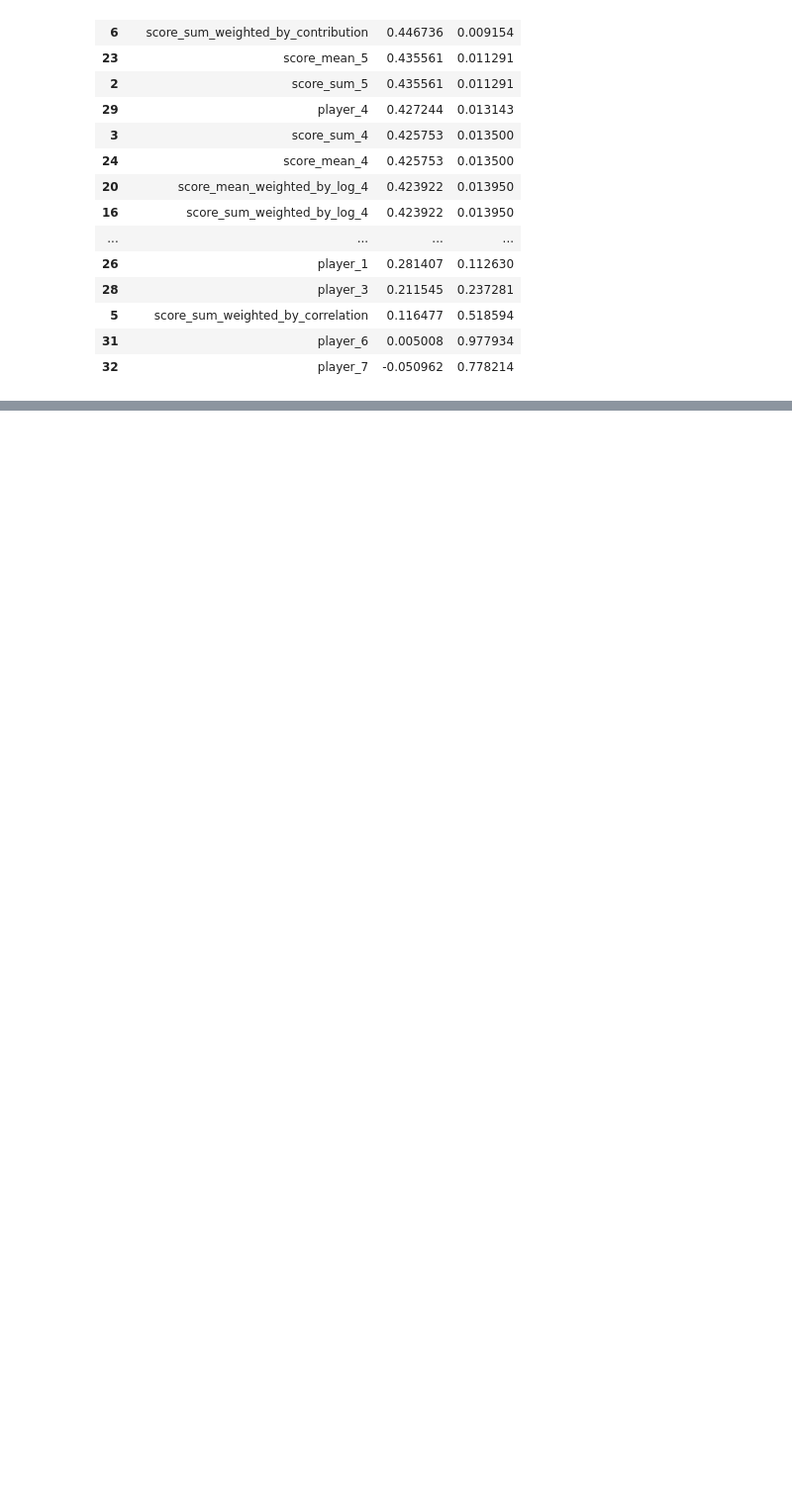
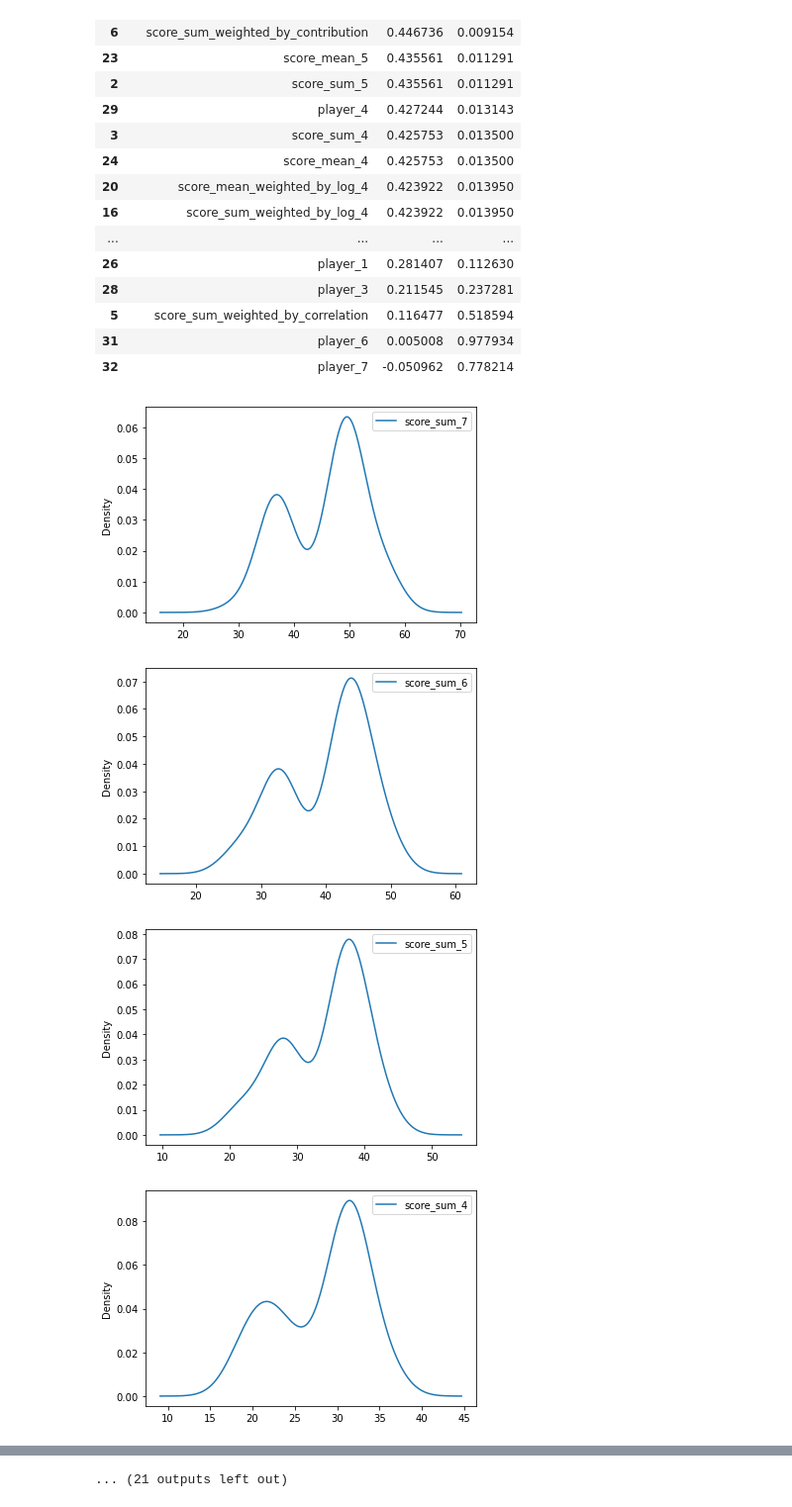
Before and after one commit to souviksbhowmik/cricket_ai_solution, a Jupyter notebook: analyse batsman score correlation.ipynb, the cells around one changed output, grey strips where cells are left out. Shown: that part at 99% size. Drawn from its saved outputs; the diff is of its cells as text; code cells hidden in the pictures; blank space fills up the shorter version.

```diff
--- a/analyse batsman score correlation.ipynb
+++ b/analyse batsman score correlation.ipynb
@@ -279,3 +279,11 @@ score_importance_second
 | 5 | score_sum_weighted_by_correlation | 0.116477 | 0.518594 |
 | 31 | player_6 | 0.005008 | 0.977934 |
 | 32 | player_7 | -0.050962 | 0.778214 |
+# %%
+for col_idx in range(len(all_cols)-2):
+    score_df[[all_cols[col_idx]]].plot.kde()
+# %% [output]
+[figure, added]
+[figure, added]
+[figure, added]
+[figure, added]
@@ -281,0 +298 @@ score_importance_second
+... (21 outputs left out)
```
Also changed, not shown: parts of 1 cell of this notebook, 2 other files.
